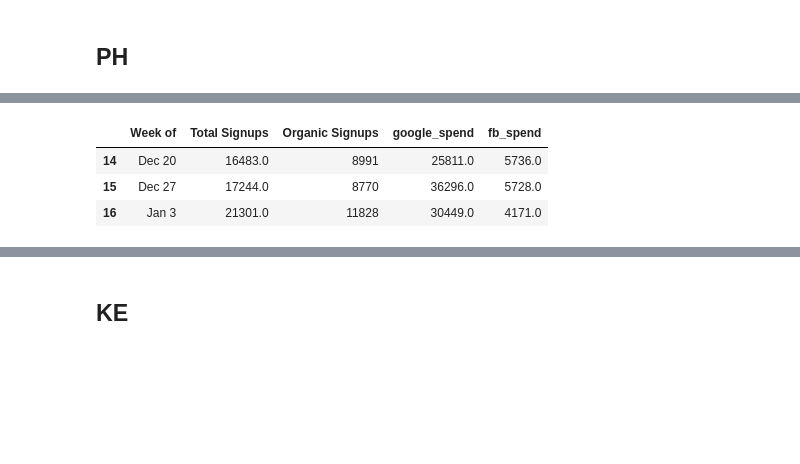
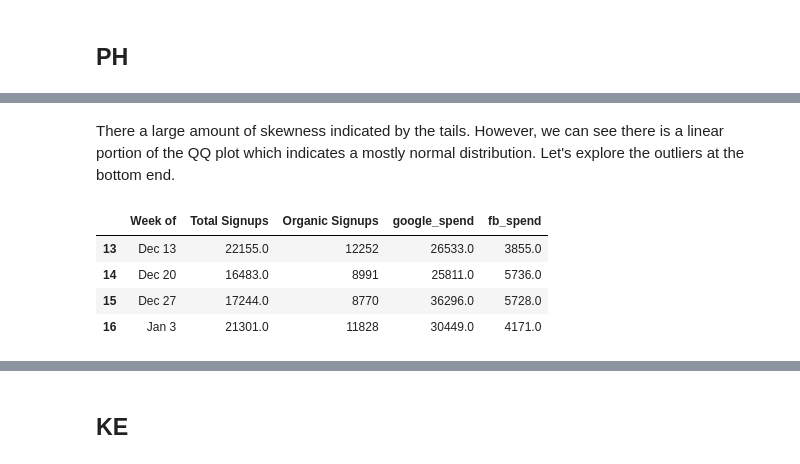
Before and after one commit to kliao-tala/organic_spend, a Jupyter notebook: Organics-Spend Exploratory Analysis.ipynb, the cells around one changed output, grey strips where cells are left out. Drawn from its saved outputs; the diff is of its cells as text; code cells hidden in the pictures; blank space fills up the shorter version.

```diff
--- a/Organics-Spend Exploratory Analysis.ipynb
+++ b/Organics-Spend Exploratory Analysis.ipynb
@@ -224,7 +311,10 @@ fig.show()
+# %% [markdown]
+There a large amount of skewness indicated by the tails. However, we can see there is a linear portion of the QQ plot which indicates a mostly normal distribution. Let's explore the outliers at the bottom end.
 # %%
-ph_data[ph_data['Organic Signups'] < 12000]
+ph_data[ph_data['Organic Signups'] < 13000]
 # %% [output]
 |  | Week of | Total Signups | Organic Signups | google_spend | fb_spend |
+| 13 | Dec 13 | 22155.0 | 12252 | 26533.0 | 3855.0 |
 | 14 | Dec 20 | 16483.0 | 8991 | 25811.0 | 5736.0 |
 | 15 | Dec 27 | 17244.0 | 8770 | 36296.0 | 5728.0 |
 | 16 | Jan 3 | 21301.0 | 11828 | 30449.0 | 4171.0 |
```
Also changed, not shown: parts of 63 cells of this notebook, 1 other file.
